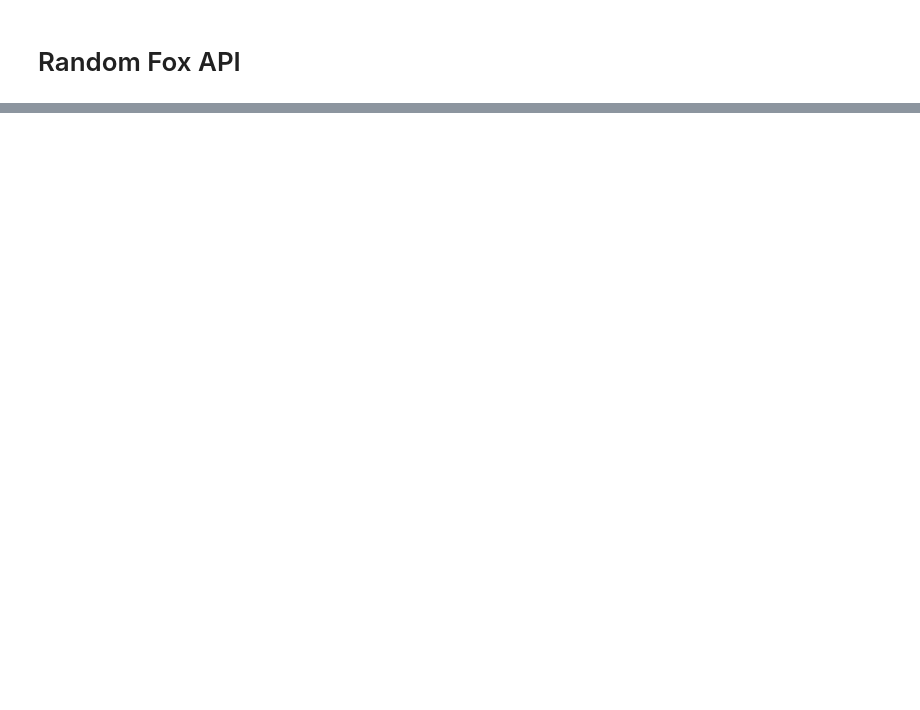
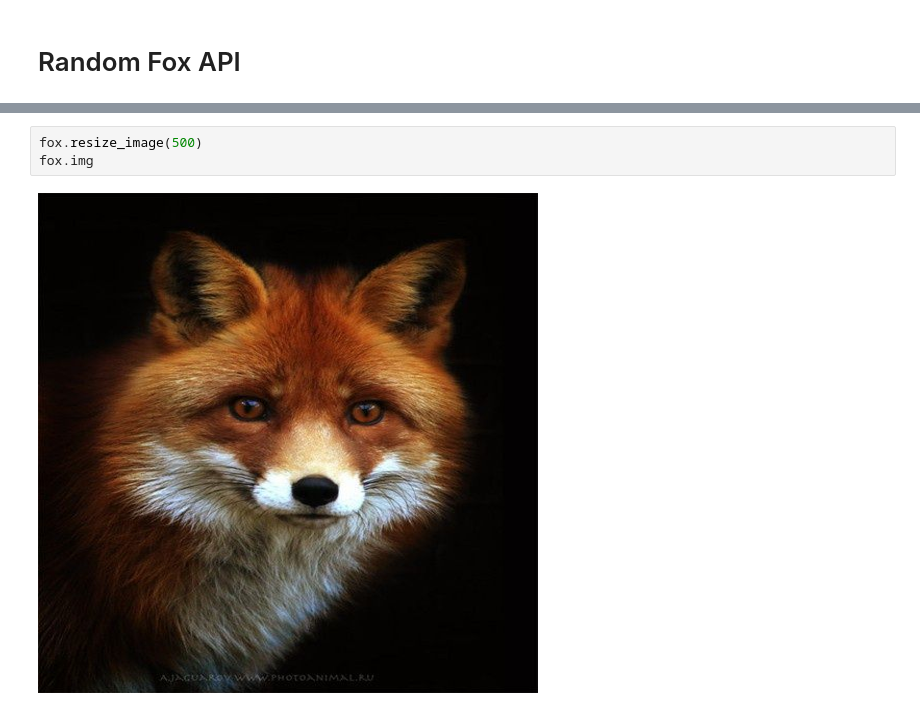
Before and after one commit to stefano-sosa/random-fox-and-the-cat, a Jupyter notebook: random-fox-api/randomfoxapi-test.ipynb, the cells around one changed output, grey strips where cells are left out. Saved outputs shown, nothing was run; the diff lists cells and outputs as text; blank space fills up the shorter version.

```diff
--- a/random-fox-api/randomfoxapi-test.ipynb
+++ b/random-fox-api/randomfoxapi-test.ipynb
@@ -24,0 +17,5 @@ Image.open(BytesIO(imagereq.content))
+# %%
+fox.resize_image(500)
+fox.img
+# %% [output]
+[figure, added]
```
Also changed, not shown: parts of 21 cells of this notebook.
